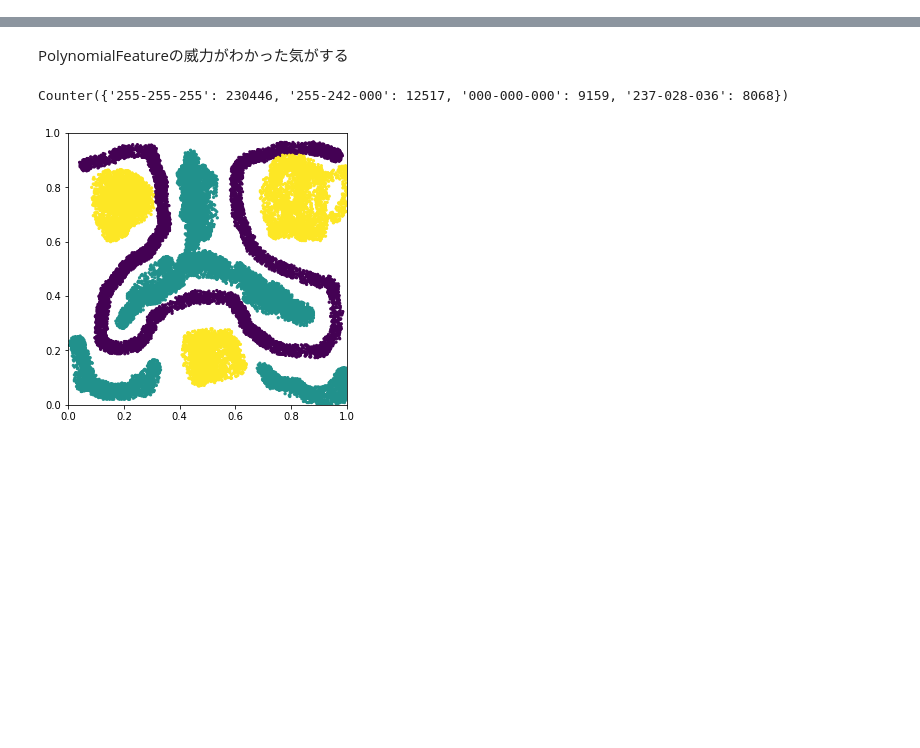
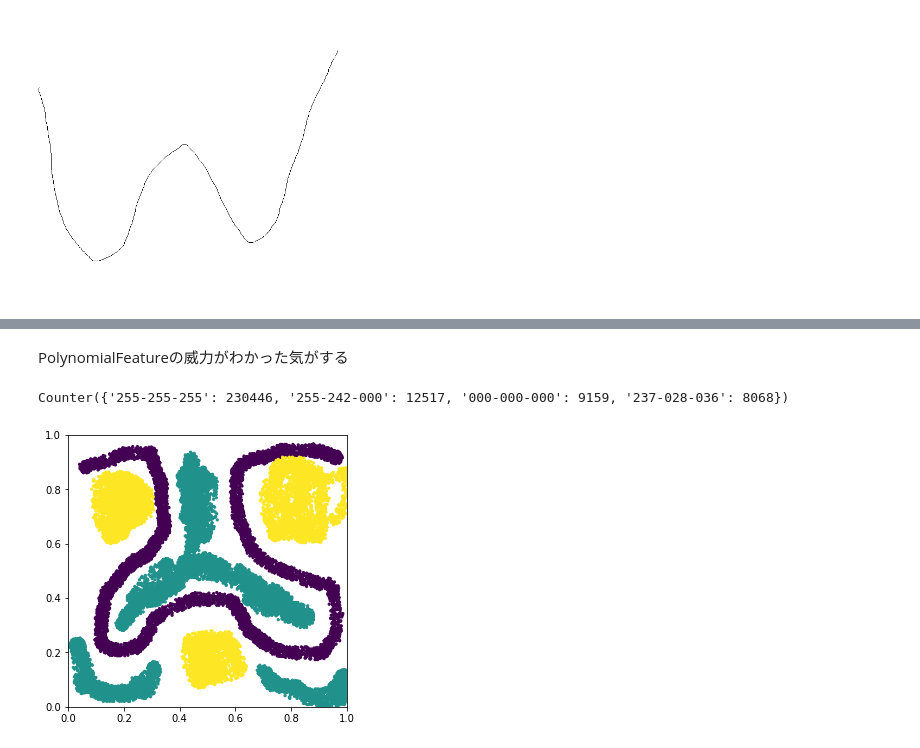
Before and after one commit to hayashikenta/ML, a Jupyter notebook: ImageToData/画像から.ipynb, the cells around one changed output, grey strips where cells are left out. Cells and saved outputs as stored; diff of their text form; code cells hidden in the pictures; blank space fills up the shorter version.

```diff
--- a/ImageToData/画像から.ipynb
+++ b/ImageToData/画像から.ipynb
@@ -111 +6,8 @@ def ImageToData(filename,flip_up_side_down=True,
+# %%
+from IPython.display import Image
+
+img_file="Images/Image_1.png"
+Image(filename=img_file,width=300)
+# %% [output]
+[figure, added]
 # %%
```
Also changed, not shown: parts of 10 cells of this notebook, 1 other file.
